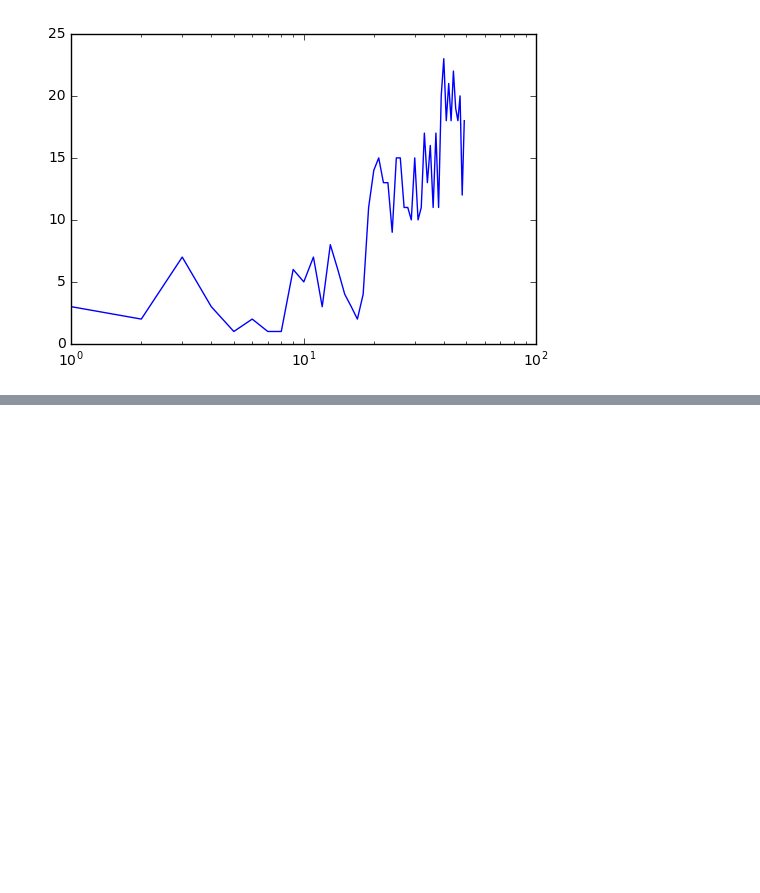
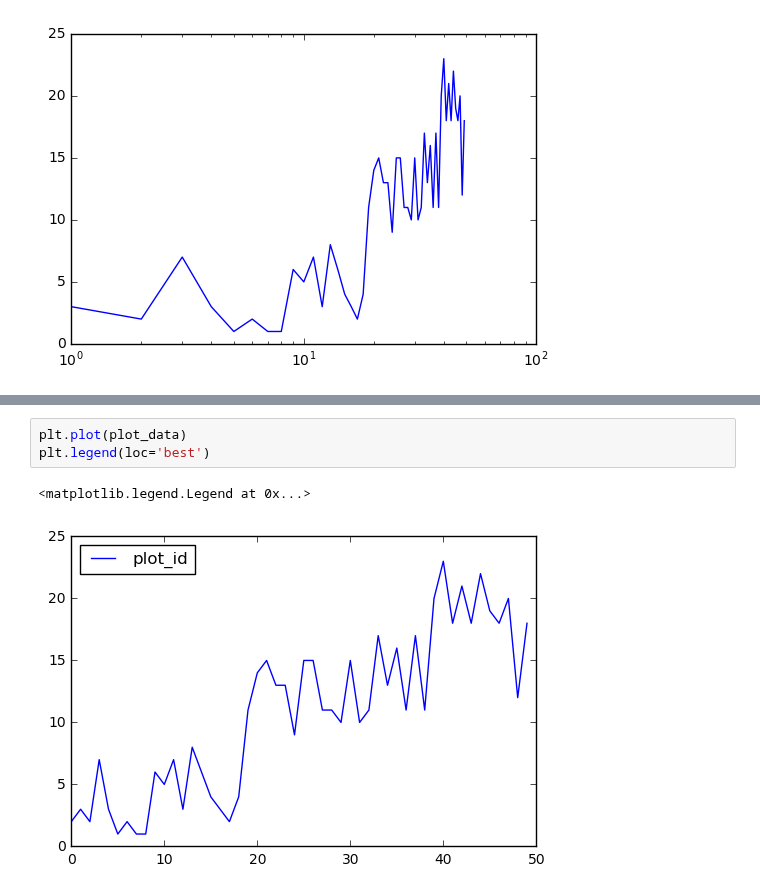
Before and after one commit to calculquebec/cq-formation-analyse-visualisation-python, a Jupyter notebook: Analyse et visualisation de donnees avec Python - Big Data 2016.ipynb, the cells around one changed output, grey strips where cells are left out. Cells and saved outputs as stored; diff of their text form; blank space fills up the shorter version.

```diff
--- a/Analyse et visualisation de donnees avec Python - Big Data 2016.ipynb
+++ b/Analyse et visualisation de donnees avec Python - Big Data 2016.ipynb
@@ -783,0 +791,6 @@ plt.semilogx(plot_data)
+# %%
+plt.plot(plot_data)
+plt.legend(loc='best')
+# %% [output]
+<matplotlib.legend.Legend at 0x...>
+[figure, added]
```
Also changed, not shown: parts of 1 cell of this notebook.
